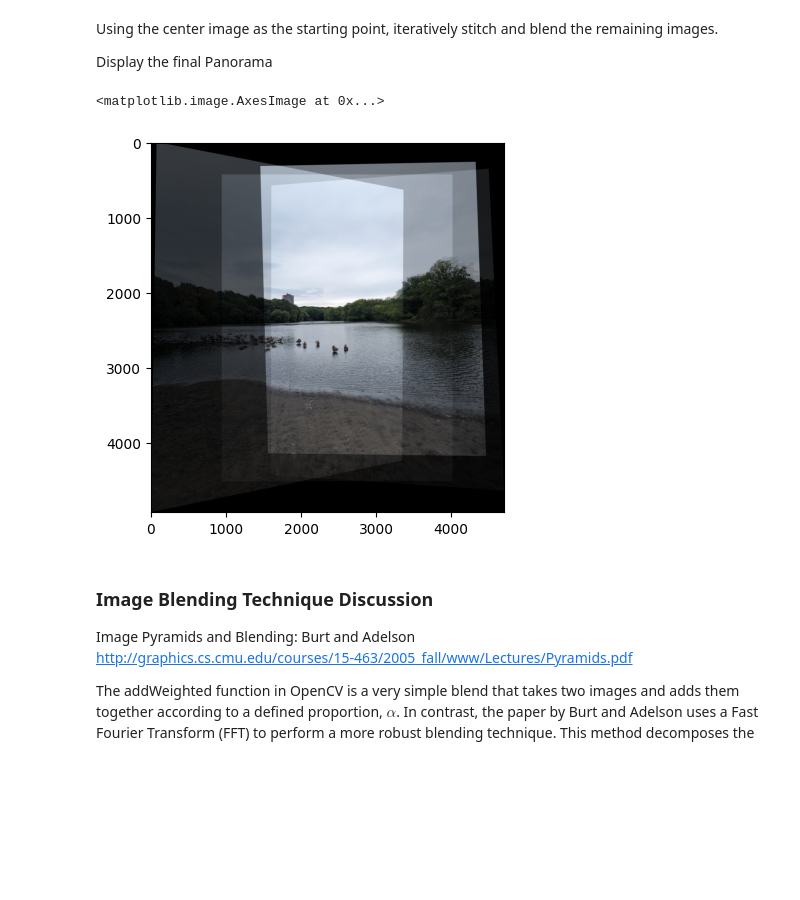
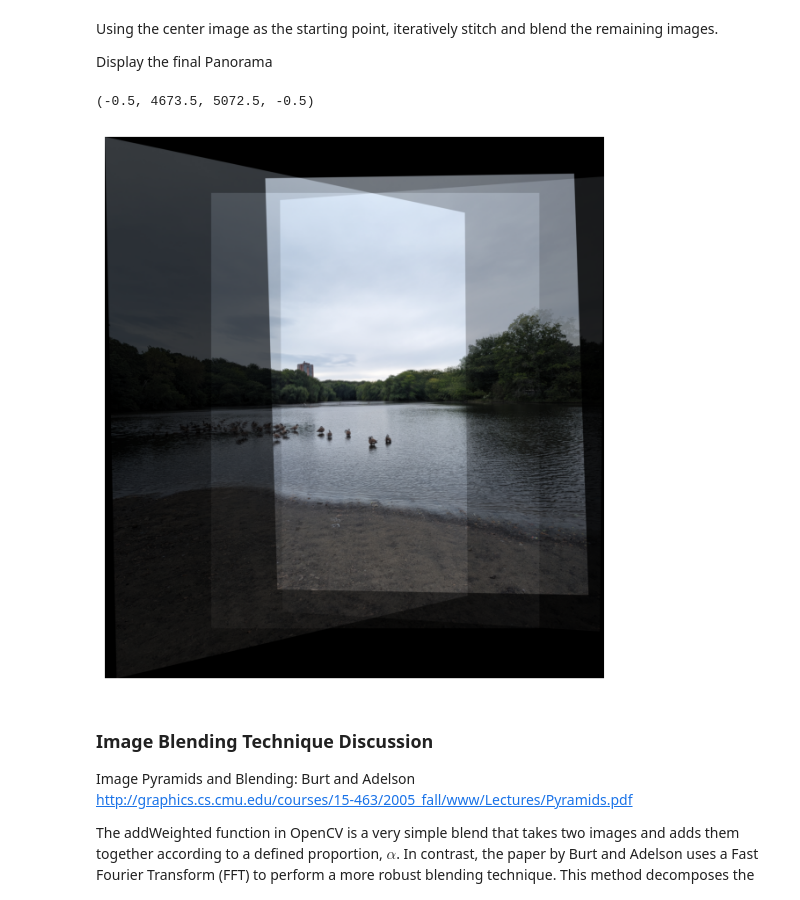
Before and after one commit to meuliano/AutonomousFieldRobotics, a Jupyter notebook: HW2/hw2_euliano.ipynb, the cells around one changed output. Drawn from its saved outputs; the diff is of its cells as text; code cells hidden in the pictures; blank space fills up the shorter version.

```diff
--- a/HW2/hw2_euliano.ipynb
+++ b/HW2/hw2_euliano.ipynb
@@ -31,11 +30,12 @@ computation of the H matrix and then map every pixel as needed.
 def click_get_pixel_coords(image, num_inputs):
     # open in GUI to select points - pip install PyQt5
     %matplotlib qt
+
     fig = plt.figure().set_size_inches(10,12)
     plt.imshow(image)
+    plt.axis('off')
     pts_selected = plt.ginput(num_inputs, timeout=60)
     pts_selected = np.array(pts_selected).astype(int) # convert to integer pixel
-
     plt.close()
 
     # revert to inline
@@ -88,8 +94,8 @@ def get_homography(src_pts, dst_pts):
                    -src_pts[i,0]*dst_pts[i,0], -src_pts[i,1]*dst_pts[i,0], -dst_pts[i,0]]
 
     # Singular Value Decomposition
-    U,S,Vt = np.linalg.svd(A)
-    # https://math.stackexchange.com/questions/494238/how-to-compute-homography-matrix-h-from-corresponding-points-2d-2d-planar-homog/1289595#1289595
+    _,_,Vt = np.linalg.svd(A)
+
     # select the last singular vector of V as the solution to H
     h = Vt.T[:,-1].reshape(3,3)
     h = h / h[2,2] # normalize to set bottom right val to 1.0
@@ -348,29 +374,30 @@ Display the final Panorama
 # %%
 # save images and corresponding selected points in arrays
 imgs = [img_r, img_l, img_rr, img_ll]
 pts = [pts_r, pts_l, pts_rr, pts_ll]
 
 # use center image as reference
 img_base = img_c
 c_pts = np.copy(pts_c)
 
 # stitch each image together and blend into a single panorama
 for i in range(len(imgs)-1):
     # Get homography transformation matrix relative to center image
     H = get_homography(pts[i], c_pts)
 
     # Blend together images
     StitchedImage, pts_pix_correction = stitch_images(img_base, imgs[i], H)
 
     # Compute adjusted center pixel coordinates based on frame change
     c_pts += pts_pix_correction
     img_base = StitchedImage.copy()
 
-
+plt.figure(figsize = (8,8))
 plt.imshow(img_base)
+plt.axis('off')
 # %% [output]
-<matplotlib.image.AxesImage at 0x...>
+(-0.5, 4673.5, 5072.5, -0.5)
-[figure, old version]
+[figure, new version]
 # %% [markdown]
 ### Image Blending Technique Discussion
 
```
Also changed, not shown: parts of 14 cells of this notebook.
